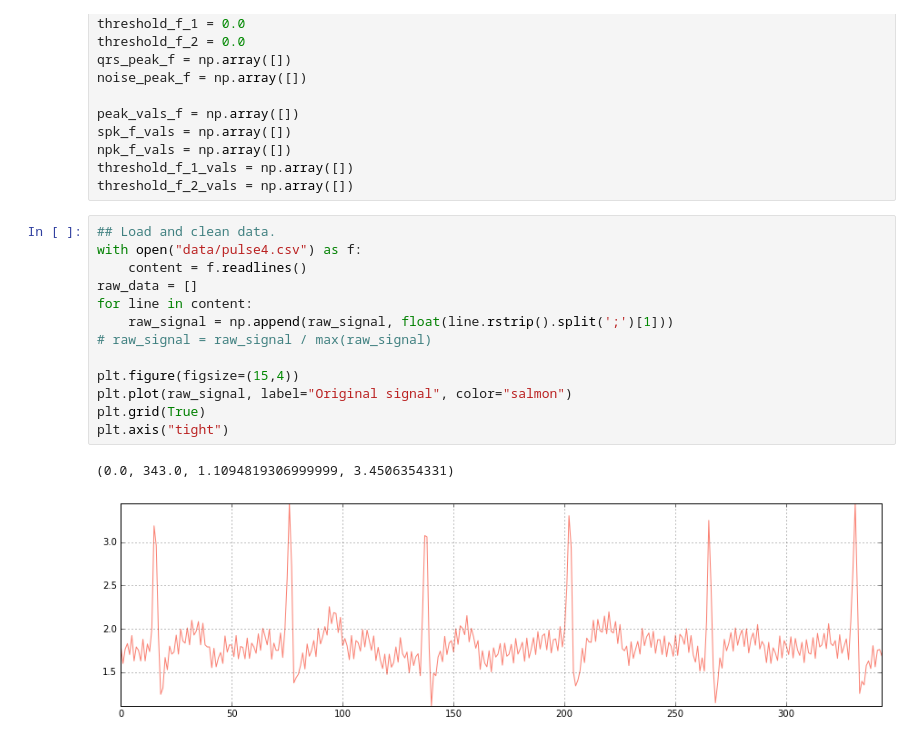
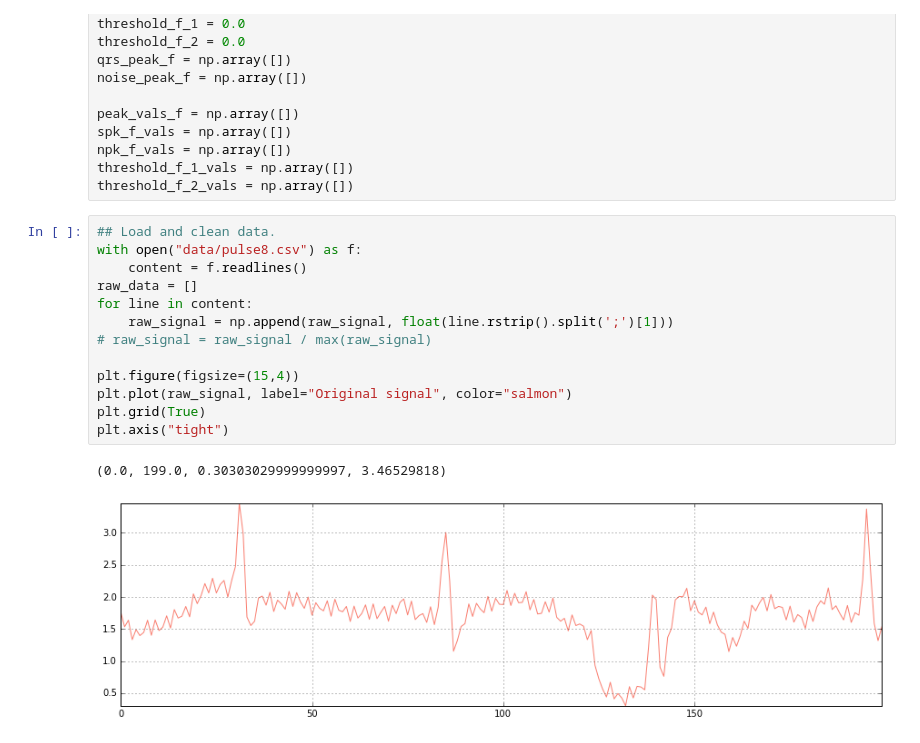
Before and after one commit to c-labpl/qrs_detector, a Jupyter notebook: QRSDetectorOffline.ipynb, the cells around one changed output. Drawn from its saved outputs; the diff is of its cells as text.

```diff
--- a/QRSDetectorOffline.ipynb
+++ b/QRSDetectorOffline.ipynb
@@ -63,18 +63,18 @@ threshold_f_1_vals = np.array([])
 threshold_f_2_vals = np.array([])
 # %%
 ## Load and clean data.
-with open("data/pulse4.csv") as f:
+with open("data/pulse8.csv") as f:
     content = f.readlines()
 raw_data = []
 for line in content:
     raw_signal = np.append(raw_signal, float(line.rstrip().split(';')[1]))
 # raw_signal = raw_signal / max(raw_signal)
 
 plt.figure(figsize=(15,4))
 plt.plot(raw_signal, label="Original signal", color="salmon")
 plt.grid(True)
 plt.axis("tight")
 # %% [output]
-(0.0, 343.0, 1.1094819306999999, 3.4506354331)
+(0.0, 199.0, 0.30303029999999997, 3.46529818)
-[figure, old version]
+[figure, new version]
 # %%
```
Also changed, not shown: parts of 8 cells of this notebook.
